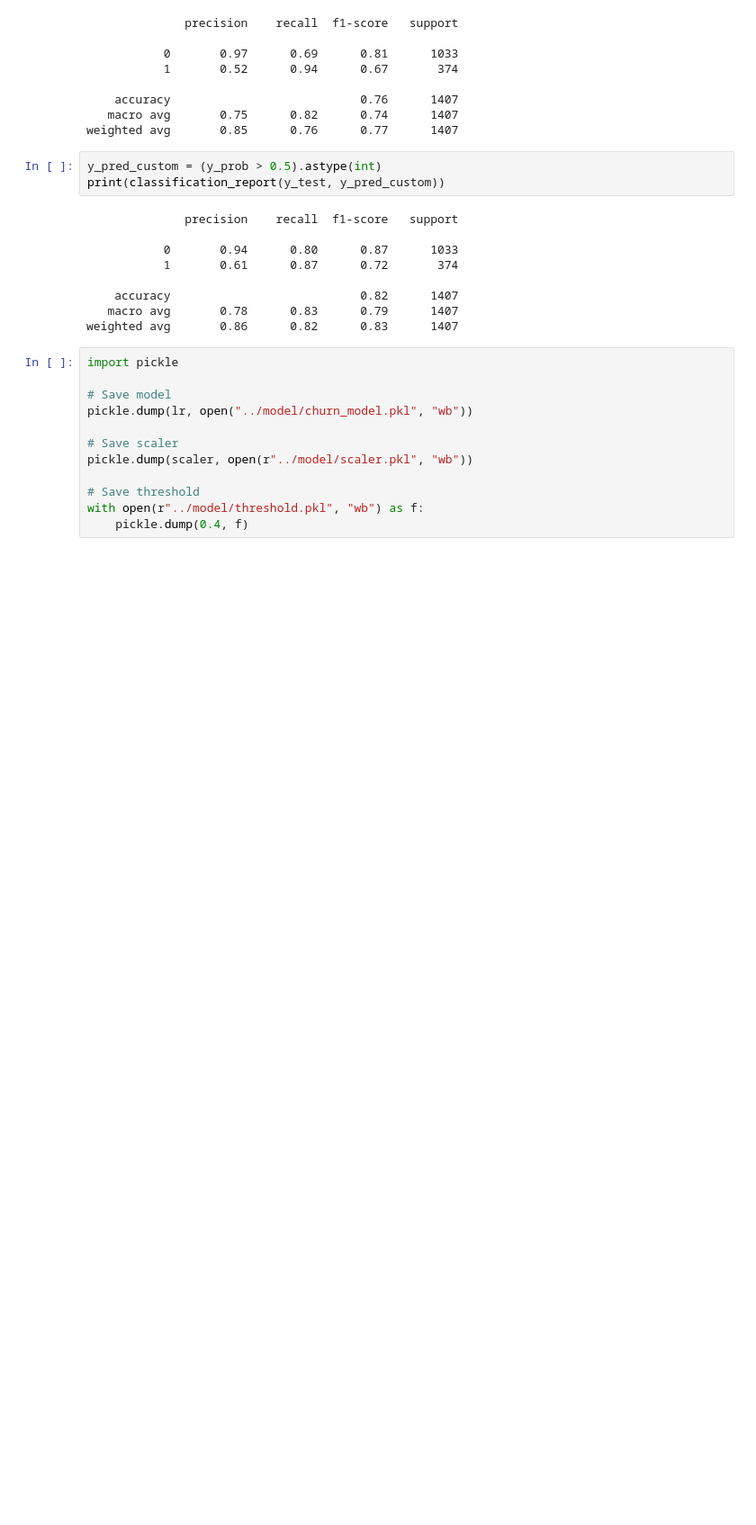
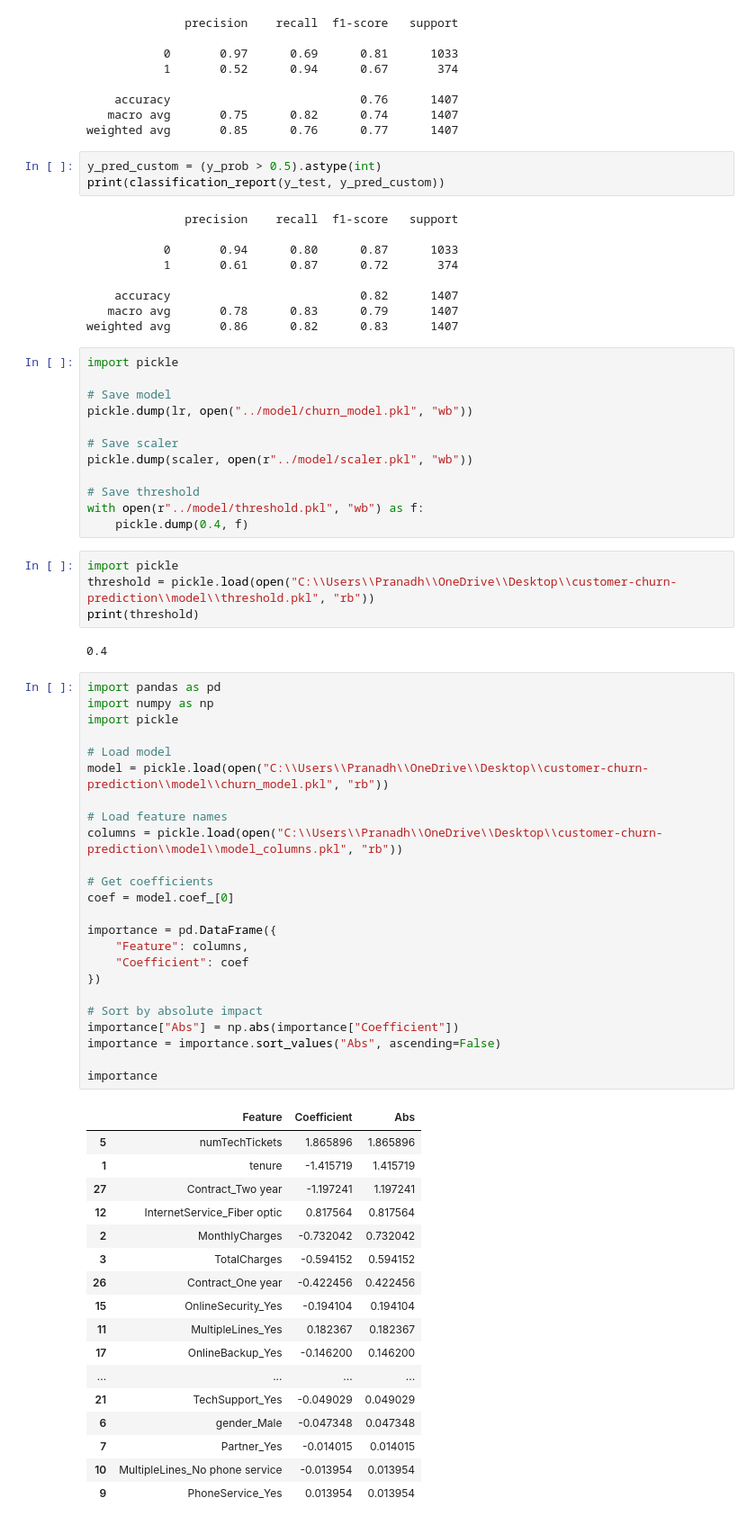
Before and after one commit to Pranadh48/Churn-Prediction, a Jupyter notebook: notebooks/eda.ipynb, the cells around one changed output. Shown at 90% size. Drawn from its saved outputs; the diff is of its cells as text; blank space fills up the shorter version.

```diff
--- a/notebooks/eda.ipynb
+++ b/notebooks/eda.ipynb
@@ -241,3 +241,51 @@ pickle.dump(scaler, open(r"../model/scaler.pkl", "wb"))
 # Save threshold
 with open(r"../model/threshold.pkl", "wb") as f:
     pickle.dump(0.4, f)
+# %%
+import pickle
+threshold = pickle.load(open("C:\\Users\\Pranadh\\OneDrive\\Desktop\\customer-churn-prediction\\model\\threshold.pkl", "rb"))
+print(threshold)
+# %% [output]
+0.4
+# %%
+import pandas as pd
+import numpy as np
+import pickle
+
+# Load model
+model = pickle.load(open("C:\\Users\\Pranadh\\OneDrive\\Desktop\\customer-churn-prediction\\model\\churn_model.pkl", "rb"))
+
+# Load feature names
+columns = pickle.load(open("C:\\Users\\Pranadh\\OneDrive\\Desktop\\customer-churn-prediction\\model\\model_columns.pkl", "rb"))
+
+# Get coefficients
+coef = model.coef_[0]
+
+importance = pd.DataFrame({
+    "Feature": columns,
+    "Coefficient": coef
+})
+
+# Sort by absolute impact
+importance["Abs"] = np.abs(importance["Coefficient"])
+importance = importance.sort_values("Abs", ascending=False)
+
+importance
+# %% [output]
+|  | Feature | Coefficient | Abs |
+| 5 | numTechTickets | 1.865896 | 1.865896 |
+| 1 | tenure | -1.415719 | 1.415719 |
+| 27 | Contract_Two year | -1.197241 | 1.197241 |
+| 12 | InternetService_Fiber optic | 0.817564 | 0.817564 |
+| 2 | MonthlyCharges | -0.732042 | 0.732042 |
+| 3 | TotalCharges | -0.594152 | 0.594152 |
+| 26 | Contract_One year | -0.422456 | 0.422456 |
+| 15 | OnlineSecurity_Yes | -0.194104 | 0.194104 |
+| 11 | MultipleLines_Yes | 0.182367 | 0.182367 |
+| 17 | OnlineBackup_Yes | -0.146200 | 0.146200 |
+| ... | ... | ... | ... |
+| 21 | TechSupport_Yes | -0.049029 | 0.049029 |
+| 6 | gender_Male | -0.047348 | 0.047348 |
+| 7 | Partner_Yes | -0.014015 | 0.014015 |
+| 10 | MultipleLines_No phone service | -0.013954 | 0.013954 |
+| 9 | PhoneService_Yes | 0.013954 | 0.013954 |
```
Also changed, not shown: parts of 1 cell of this notebook, 4 other files.
